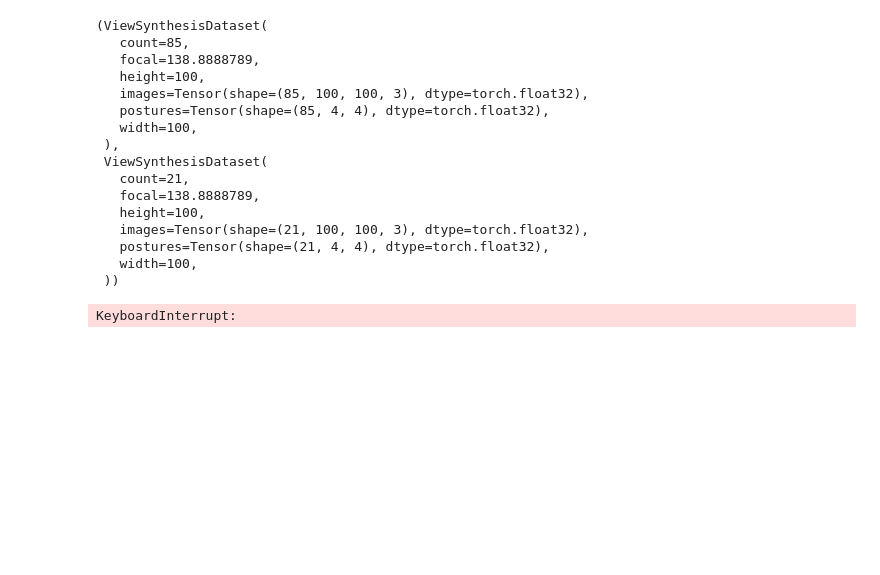
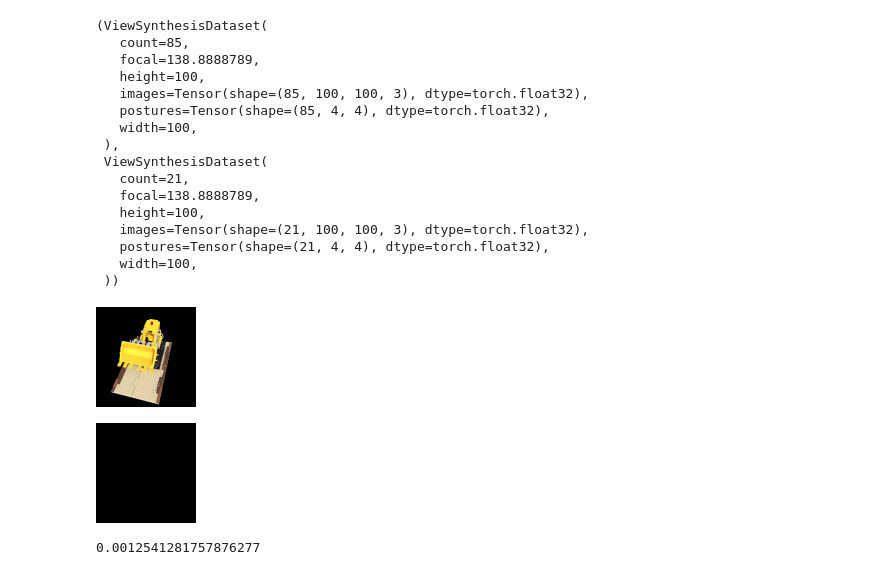
Before and after one commit to AsherJingkongChen/nerf, a Jupyter notebook: simple_nerf.ipynb, the cells around one changed output. Drawn from its saved outputs; the diff is of its cells as text; code cells hidden in the pictures; blank space fills up the shorter version.

```diff
--- a/simple_nerf.ipynb
+++ b/simple_nerf.ipynb
@@ -709,6 +691,14 @@ class ViewSynthesisDataset:
 from torch import Tensor
 from torch.nn import Module
 from torch.types import Device
+
+
+def display_image(image: Tensor):
+    from IPython.display import display
+    from PIL import Image
+    from torch import uint8
+
+    return display(Image.fromarray((image * 255).round().type(uint8).numpy()))
 
 
 class NeRF(Module):
@@ -824,7 +814,6 @@ class NeRF(Module):
         device: Device | None = None,
         seed: int | None = None,
     ) -> "NeRF":
-        from PIL import Image
         import torch
         from tqdm import tqdm
 
@@ -835,6 +824,15 @@ class NeRF(Module):
         if show_progress is None:
             show_progress = True
 
+        if show_progress:
+            display_image(dataset.get_image_and_posture(-1)[0])
+
+        def weight_initialize(module: Module):
+            if type(module) is torch.nn.Linear:
+                with torch.no_grad():
+                    module.weight.fill_(1e-4)
+                    module.bias.zero_()
+
         model = NeRF(
             focal=dataset.focal,
             height=dataset.height,
@@ -843,6 +841,8 @@ class NeRF(Module):
             rays_per_batch=rays_per_batch,
             device=device,
             seed=seed,
+        ).apply(
+            weight_initialize,
         )
         calculate_loss = MSELossFunction()
         update_weight = AdamWeightUpdater(
@@ -859,25 +859,20 @@ class NeRF(Module):
         )
 
         with progress:
-            for epoch in range(1, epochs + 1):
+            for epoch in range(epochs):
                 image, posture = dataset.get_image_and_posture()
                 rendered_image: Tensor = model(posture)
                 loss = calculate_loss(rendered_image, image)
                 update_weight(loss)
-                progress.update()
 
                 if show_progress and epoch % EPOCHS_PER_DEMO == 0:
                     with torch.no_grad():
                         posture_demo = dataset.get_image_and_posture(-1)[1]
                         rendered_image_demo = model(posture_demo)
-                        display(
-                            Image.fromarray(
-                                (rendered_image_demo * 255)
-                                .round()
-                                .type(torch.uint8)
-                                .numpy()
-                            )
-                        )
+                        display_image(rendered_image_demo)
+                        display(rendered_image_demo.max().item())
+
+                progress.update()
 
         return model
 # %% [markdown]
@@ -924,10 +919,13 @@ train_dataset, test_dataset
 # %%
 model = NeRF.fit(
     dataset=train_dataset,
     device="cpu",
-    epochs=10000,
-    rays_per_batch=1000,
-    points_per_ray=4,
+    epochs=1000,
+    rays_per_batch=2000,
+    points_per_ray=40,
+    seed=5336,
 )
 # %% [output]
+[figure, added]
+[figure, added]
-KeyboardInterrupt:
+0.0012541281757876277
```
Also changed, not shown: parts of 3 cells of this notebook.
